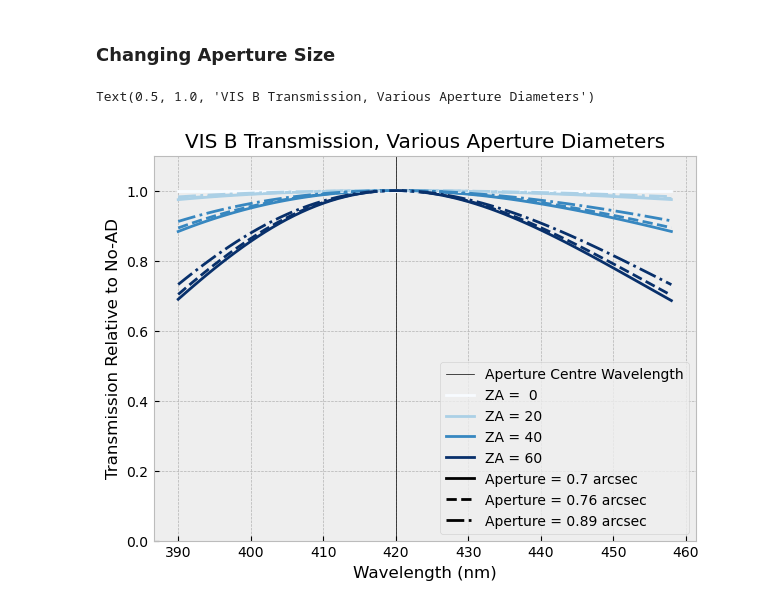
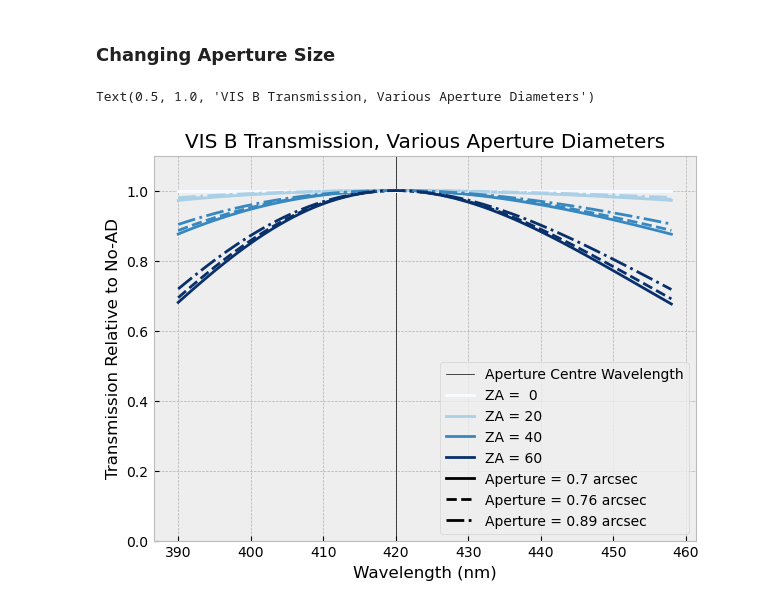
Before and after one commit to JamianStephan/MOSAIC-AD-Analysis, a Jupyter notebook: Main-Version/Snapshot Graphs.ipynb, the cells around one changed output. Drawn from its saved outputs; the diff is of its cells as text; code cells hidden in the pictures.

```diff
--- a/Main-Version/Snapshot Graphs.ipynb
+++ b/Main-Version/Snapshot Graphs.ipynb
@@ -533,7 +550,7 @@ analysis=AD_analysis()
 analysis.load_band('LR','VIS','B','B')
 analysis.load_airmasses(ZA_range=[0,20,40,60])
 analysis.calculate_shifts(aperture_waveref = 0.42 * u.micron,reposition=True, guide_waveref=0.42 * u.micron)
-analysis.make_aperture("circle",method="numerical moffat")
+analysis.make_aperture("hexagons",method="numerical moffat")
 analysis.calculate_transmissions()
 
 fig, ax = plt.subplots(figsize=(7,5))
@@ -559,7 +576,7 @@ analysis.load_band('LR','VIS','B','B')
 analysis.load_airmasses(ZA_range=[0,20,40,60])
 analysis.calculate_shifts(aperture_waveref = 0.42 * u.micron,reposition=True, guide_waveref=0.42 * u.micron)
 analysis.output['aperture_diameter']=0.76*u.arcsec
-analysis.make_aperture("circle",method="numerical moffat")
+analysis.make_aperture("hexagons",method="numerical moffat")
 analysis.calculate_transmissions()
 wavelengths=analysis.output['wavelengths']
 transmissions=analysis.output['transmissions']
@@ -573,32 +590,32 @@ for i in range(0,len(transmissions)):
     plt.plot(wavelengths,np.array(transmissions[i])/np.array(analysis.output['transmissions'][i]),color=cmap.to_rgba(i+1),linestyle='--')
 
 analysis=AD_analysis()
 analysis.load_band('LR','VIS','B','B')
 analysis.load_airmasses(ZA_range=[0,20,40,60])
 analysis.calculate_shifts(aperture_waveref = 0.42* u.micron,reposition=True, guide_waveref=0.42 * u.micron)
 analysis.output['aperture_diameter']=0.89*u.arcsec
-analysis.make_aperture("circle",method="numerical moffat")
+analysis.make_aperture("hexagons",method="numerical moffat")
 analysis.calculate_transmissions()
 wavelengths=analysis.output['wavelengths']
 transmissions=analysis.output['transmissions']
 
 analysis.output['shifts']
 for i in range(0,len(analysis.output['shifts'])):
     for o in range(0,len(analysis.output['shifts'][i])):
         analysis.output['shifts'][i][o]=0
 analysis.calculate_transmissions()
 for i in range(0,len(transmissions)):
     plt.plot(wavelengths,np.array(transmissions[i])/np.array(analysis.output['transmissions'][i]),color=cmap.to_rgba(i+1),linestyle='-.')
 
 
 plt.ylim(0,1.1)
 plt.axhline(-1,linestyle='-',color='black',label="Aperture = 0.7 arcsec")
 plt.axhline(-1,linestyle='--',color='black',label="Aperture = 0.76 arcsec")
 plt.axhline(-1,linestyle='-.',color='black',label="Aperture = 0.89 arcsec")
 plt.xlabel("Wavelength (nm)")
 plt.ylabel("Transmission Relative to No-AD")
 plt.legend()
 plt.title("VIS B Transmission, Various Aperture Diameters")
 # %% [output]
 Text(0.5, 1.0, 'VIS B Transmission, Various Aperture Diameters')
-[figure, old version]
+[figure, new version]
```
Also changed, not shown: parts of 9 cells of this notebook, 2 other files.
